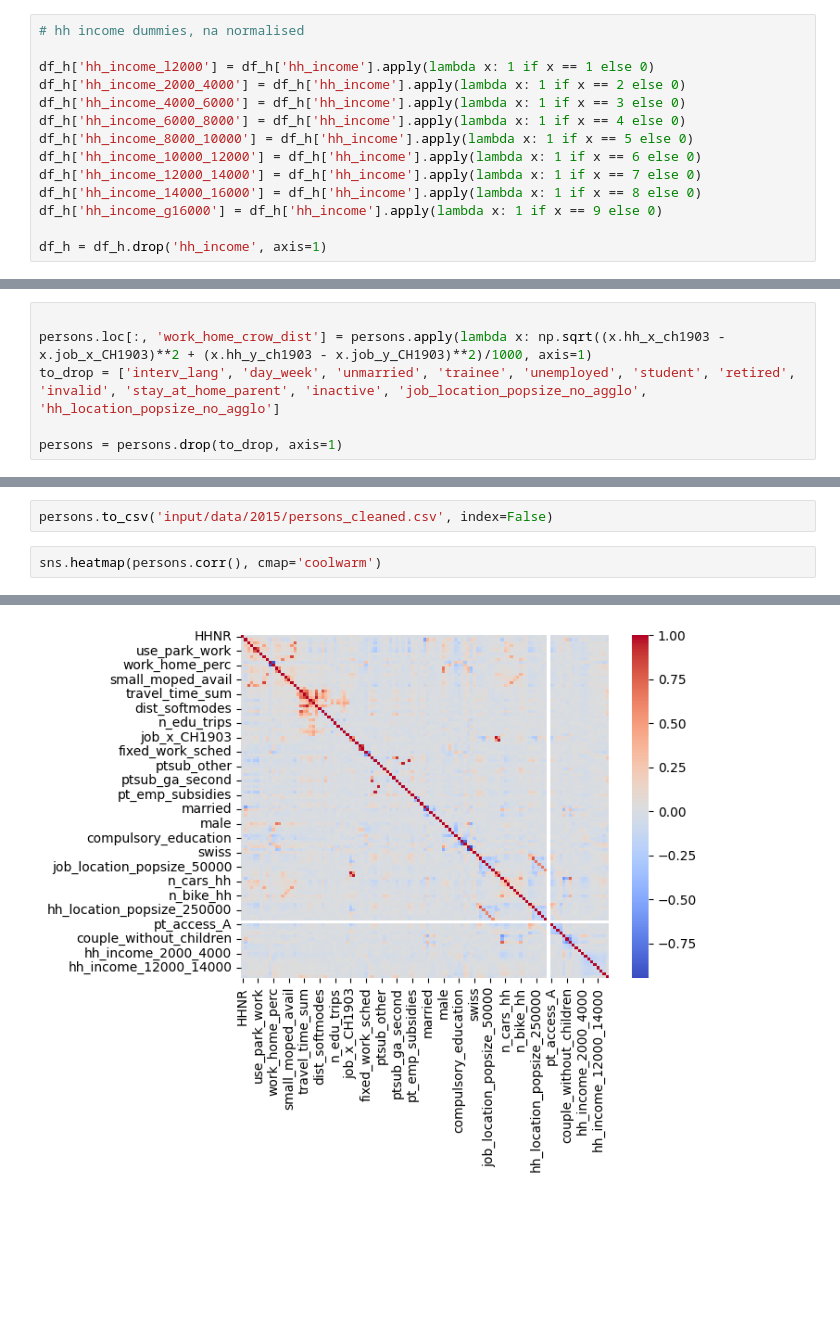
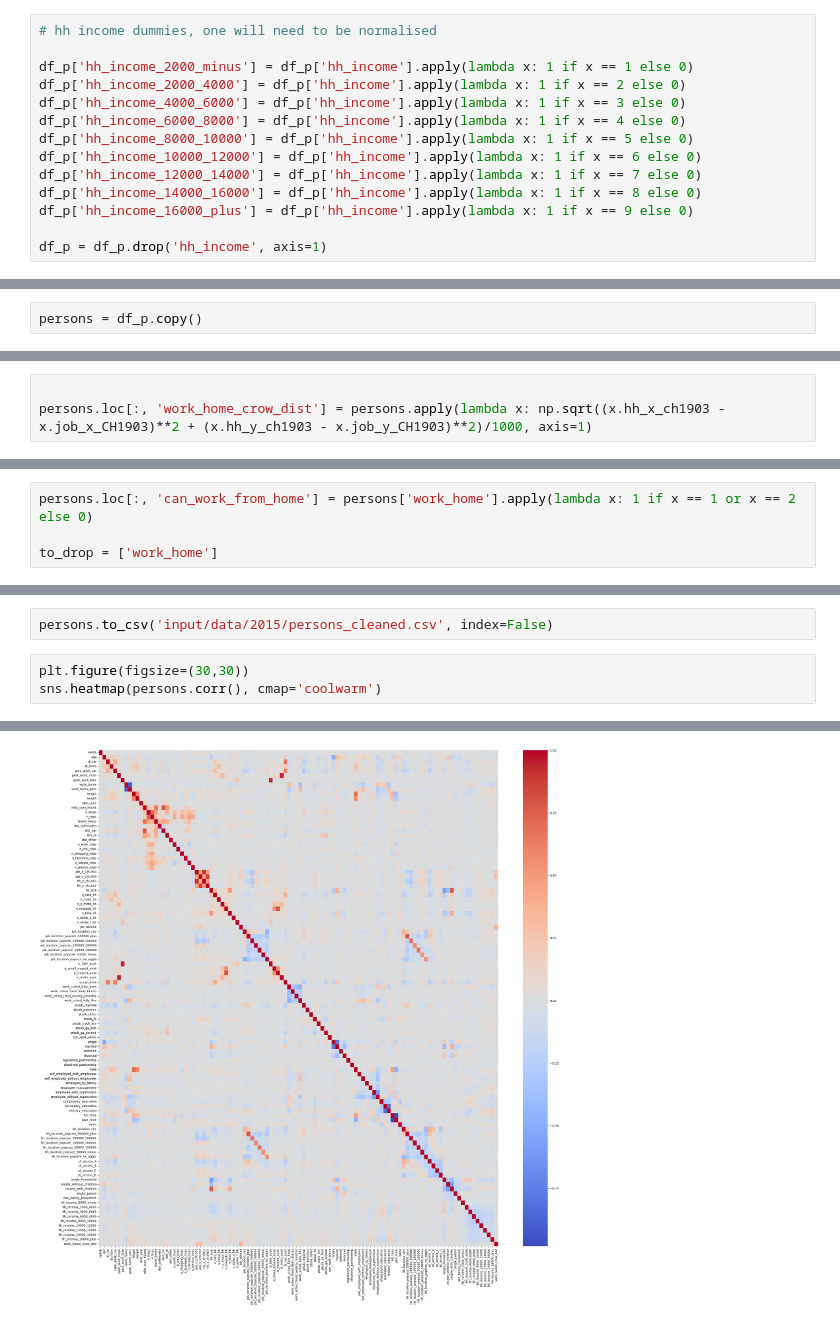
Before and after one commit to NicoSlvd/simba-python-choice, a Jupyter notebook: src/simba/mobi/choice/models/homeoffice/homeoffice_possibility/analyse_data.ipynb, the cells around one changed output, grey strips where cells are left out. Cells and saved outputs as stored; diff of their text form; blank space fills up the shorter version.

```diff
--- a/src/simba/mobi/choice/models/homeoffice/homeoffice_possibility/analyse_data.ipynb
+++ b/src/simba/mobi/choice/models/homeoffice/homeoffice_possibility/analyse_data.ipynb
@@ -513,14 +547,14 @@ df_h = df_h.drop(to_drop, axis=1)
 # %%
-# hh income dummies, na normalised
+# hh income dummies, one will need to be normalised
 
-df_h['hh_income_l2000'] = df_h['hh_income'].apply(lambda x: 1 if x == 1 else 0)
-df_h['hh_income_2000_4000'] = df_h['hh_income'].apply(lambda x: 1 if x == 2 else 0)
-df_h['hh_income_4000_6000'] = df_h['hh_income'].apply(lambda x: 1 if x == 3 else 0)
-df_h['hh_income_6000_8000'] = df_h['hh_income'].apply(lambda x: 1 if x == 4 else 0)
-df_h['hh_income_8000_10000'] = df_h['hh_income'].apply(lambda x: 1 if x == 5 else 0)
-df_h['hh_income_10000_12000'] = df_h['hh_income'].apply(lambda x: 1 if x == 6 else 0)
-df_h['hh_income_12000_14000'] = df_h['hh_income'].apply(lambda x: 1 if x == 7 else 0)
-df_h['hh_income_14000_16000'] = df_h['hh_income'].apply(lambda x: 1 if x == 8 else 0)
-df_h['hh_income_g16000'] = df_h['hh_income'].apply(lambda x: 1 if x == 9 else 0)
+df_p['hh_income_2000_minus'] = df_p['hh_income'].apply(lambda x: 1 if x == 1 else 0)
+df_p['hh_income_2000_4000'] = df_p['hh_income'].apply(lambda x: 1 if x == 2 else 0)
+df_p['hh_income_4000_6000'] = df_p['hh_income'].apply(lambda x: 1 if x == 3 else 0)
+df_p['hh_income_6000_8000'] = df_p['hh_income'].apply(lambda x: 1 if x == 4 else 0)
+df_p['hh_income_8000_10000'] = df_p['hh_income'].apply(lambda x: 1 if x == 5 else 0)
+df_p['hh_income_10000_12000'] = df_p['hh_income'].apply(lambda x: 1 if x == 6 else 0)
+df_p['hh_income_12000_14000'] = df_p['hh_income'].apply(lambda x: 1 if x == 7 else 0)
+df_p['hh_income_14000_16000'] = df_p['hh_income'].apply(lambda x: 1 if x == 8 else 0)
+df_p['hh_income_16000_plus'] = df_p['hh_income'].apply(lambda x: 1 if x == 9 else 0)
 
-df_h = df_h.drop('hh_income', axis=1)
+df_p = df_p.drop('hh_income', axis=1)
@@ -549,3 +561,5 @@ persons = df_p.merge(df_h, on='HHNR')
+# %%
+persons = df_p.copy()
 # %%
 persons.head()
 # %% [output]
@@ -558,6 +572,3 @@ persons.head()
 # %%
 
 persons.loc[:, 'work_home_crow_dist'] = persons.apply(lambda x: np.sqrt((x.hh_x_ch1903 - x.job_x_CH1903)**2 + (x.hh_y_ch1903 - x.job_y_CH1903)**2)/1000, axis=1)
-to_drop = ['interv_lang', 'day_week', 'unmarried', 'trainee', 'unemployed', 'student', 'retired', 'invalid', 'stay_at_home_parent', 'inactive', 'job_location_popsize_no_agglo', 'hh_location_popsize_no_agglo']
-
-persons = persons.drop(to_drop, axis=1)
@@ -565,0 +575,4 @@ KeyError: "['interv_lang', 'day_week', 'unmarried', 'trainee', 'unemployed', 'st
+# %%
+persons.loc[:, 'can_work_from_home'] = persons['work_home'].apply(lambda x: 1 if x == 1 or x == 2 else 0)
+
+to_drop = ['work_home']
@@ -566,7 +583,8 @@ KeyError: "['interv_lang', 'day_week', 'unmarried', 'trainee', 'unemployed', 'st
 # %%
 persons.to_csv('input/data/2015/persons_cleaned.csv', index=False)
 # %%
+plt.figure(figsize=(30,30))
 sns.heatmap(persons.corr(), cmap='coolwarm')
 # %% [output]
 <Axes: >
-[figure, old version]
+[figure, new version]
```
Also changed, not shown: parts of 24 cells of this notebook, 7 other files.
